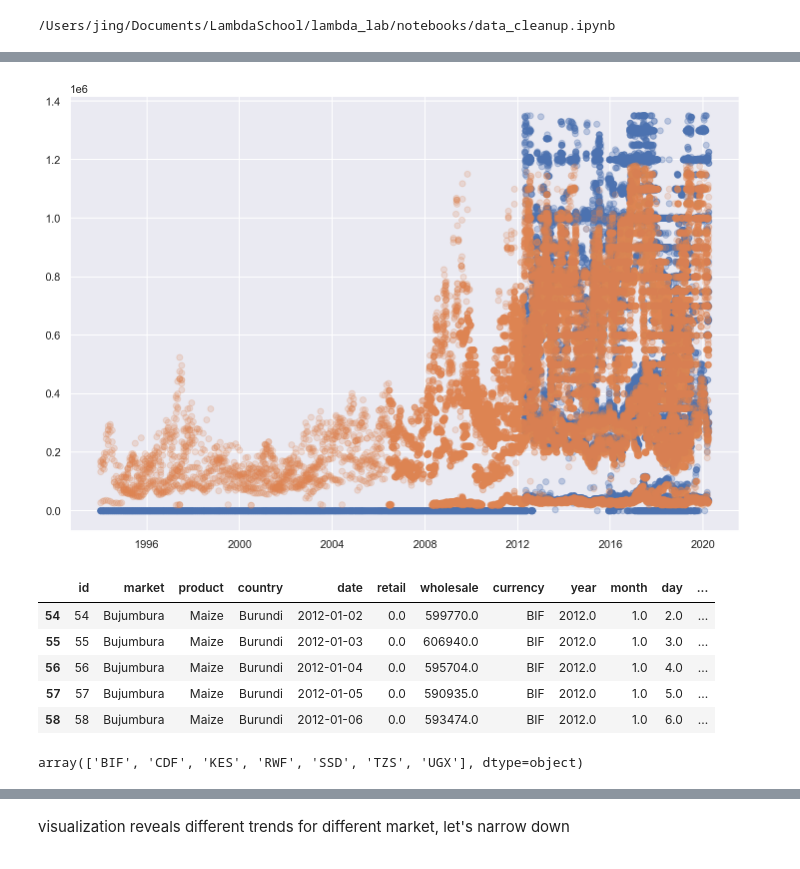
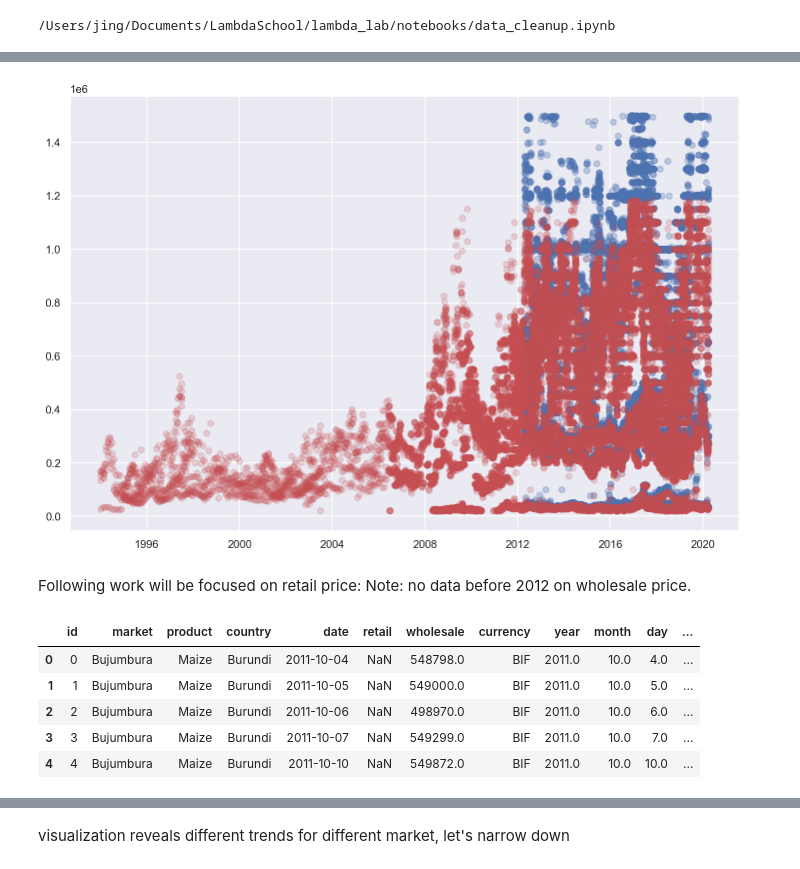
Before and after one commit to qianjing2020/lambda_lab, a Jupyter notebook: notebooks/data_price_alert.ipynb, the cells around one changed output, grey strips where cells are left out. Drawn from its saved outputs; the diff is of its cells as text; code cells hidden in the pictures.

```diff
--- a/notebooks/data_price_alert.ipynb
+++ b/notebooks/data_price_alert.ipynb
@@ -29,27 +29,29 @@ df.head(3)
 # %%
 fig = plt.figure()
 ax = fig.gca()
-ax.scatter(df['date'], df['retail'], alpha=0.3)
-ax.scatter(df['date'], df['wholesale'], alpha=0.2)
+ax.scatter(df['date'], df['retail'], c = 'b', alpha=0.3)
+ax.scatter(df['date'], df['wholesale'], c = 'r', alpha=0.2)
 #ax.set_yscale('log')
 plt.show()
 # %% [output]
-[figure, old version]
+[figure, new version]
+# %% [markdown]
+Following work will be focused on retail price:
+Note: no data before 2012 on wholesale price.
 # %%
-condition = (df['date']>'2012-01-01' ) & ( df['product']=='Maize')
+condition = ( df['product']=='Maize')
 df = df[condition]
 df.head()
 # %% [output]
 |  | id | market | product | country | date | retail | wholesale | currency | year | month | day | ... |
-| 54 | 54 | Bujumbura | Maize | Burundi | 2012-01-02 | 0.0 | 599770.0 | BIF | 2012.0 | 1.0 | 2.0 | ... |
-| 55 | 55 | Bujumbura | Maize | Burundi | 2012-01-03 | 0.0 | 606940.0 | BIF | 2012.0 | 1.0 | 3.0 | ... |
-| 56 | 56 | Bujumbura | Maize | Burundi | 2012-01-04 | 0.0 | 595704.0 | BIF | 2012.0 | 1.0 | 4.0 | ... |
-| 57 | 57 | Bujumbura | Maize | Burundi | 2012-01-05 | 0.0 | 590935.0 | BIF | 2012.0 | 1.0 | 5.0 | ... |
-| 58 | 58 | Bujumbura | Maize | Burundi | 2012-01-06 | 0.0 | 593474.0 | BIF | 2012.0 | 1.0 | 6.0 | ... |
+| 0 | 0 | Bujumbura | Maize | Burundi | 2011-10-04 | NaN | 548798.0 | BIF | 2011.0 | 10.0 | 4.0 | ... |
+| 1 | 1 | Bujumbura | Maize | Burundi | 2011-10-05 | NaN | 549000.0 | BIF | 2011.0 | 10.0 | 5.0 | ... |
+| 2 | 2 | Bujumbura | Maize | Burundi | 2011-10-06 | NaN | 498970.0 | BIF | 2011.0 | 10.0 | 6.0 | ... |
+| 3 | 3 | Bujumbura | Maize | Burundi | 2011-10-07 | NaN | 549299.0 | BIF | 2011.0 | 10.0 | 7.0 | ... |
+| 4 | 4 | Bujumbura | Maize | Burundi | 2011-10-10 | NaN | 549872.0 | BIF | 2011.0 | 10.0 | 10.0 | ... |
 # %%
 df['currency'].unique()
+df = df[df['retail']!=0]
-# %% [output]
-array(['BIF', 'CDF', 'KES', 'RWF', 'SSD', 'TZS', 'UGX'], dtype=object)
 # %%
 markets = sorted(df['market'].unique())
 colors = sns.color_palette(n_colors = len(markets))
```
Also changed, not shown: parts of 8 cells of this notebook, 5 other files.
